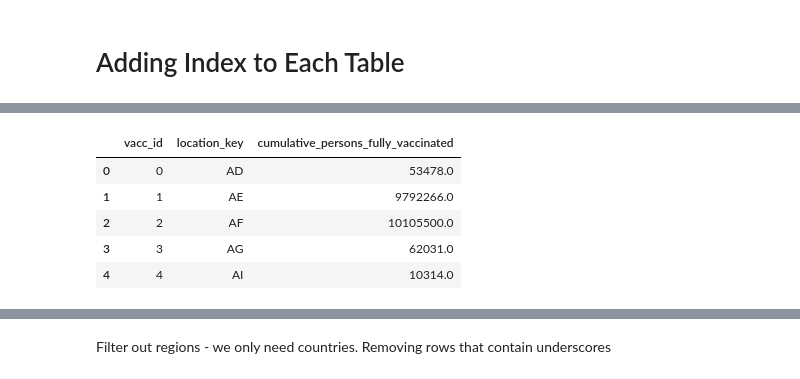
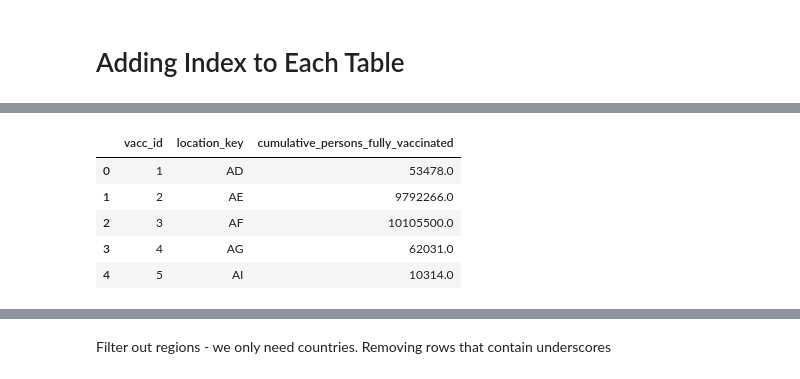
Before and after one commit to vickyvanderwagt/Covid-Economic-Database-and-Insights, a Jupyter notebook: COVID_Impacts.ipynb, the cells around one changed output, grey strips where cells are left out. Cells and saved outputs as stored; diff of their text form; code cells hidden in the pictures.

```diff
--- a/COVID_Impacts.ipynb
+++ b/COVID_Impacts.ipynb
@@ -409,12 +463,13 @@ learn_table.head()
 # %%
 #remove regions, keep only countries
 #vacc_clean =vacc[~vacc['location_key'].astype(str).str.contains('_')]
 vacc_table = vacc.reset_index().rename(columns={'index': 'vacc_id'})
+vacc_table['vacc_id'] = vacc_table['vacc_id']+1
 vacc_table.head()
 # %% [output]
 |  | vacc_id | location_key | cumulative_persons_fully_vaccinated |
-| 0 | 0 | AD | 53478.0 |
-| 1 | 1 | AE | 9792266.0 |
-| 2 | 2 | AF | 10105500.0 |
-| 3 | 3 | AG | 62031.0 |
-| 4 | 4 | AI | 10314.0 |
+| 0 | 1 | AD | 53478.0 |
+| 1 | 2 | AE | 9792266.0 |
+| 2 | 3 | AF | 10105500.0 |
+| 3 | 4 | AG | 62031.0 |
+| 4 | 5 | AI | 10314.0 |
```
Also changed, not shown: parts of 47 cells of this notebook.
